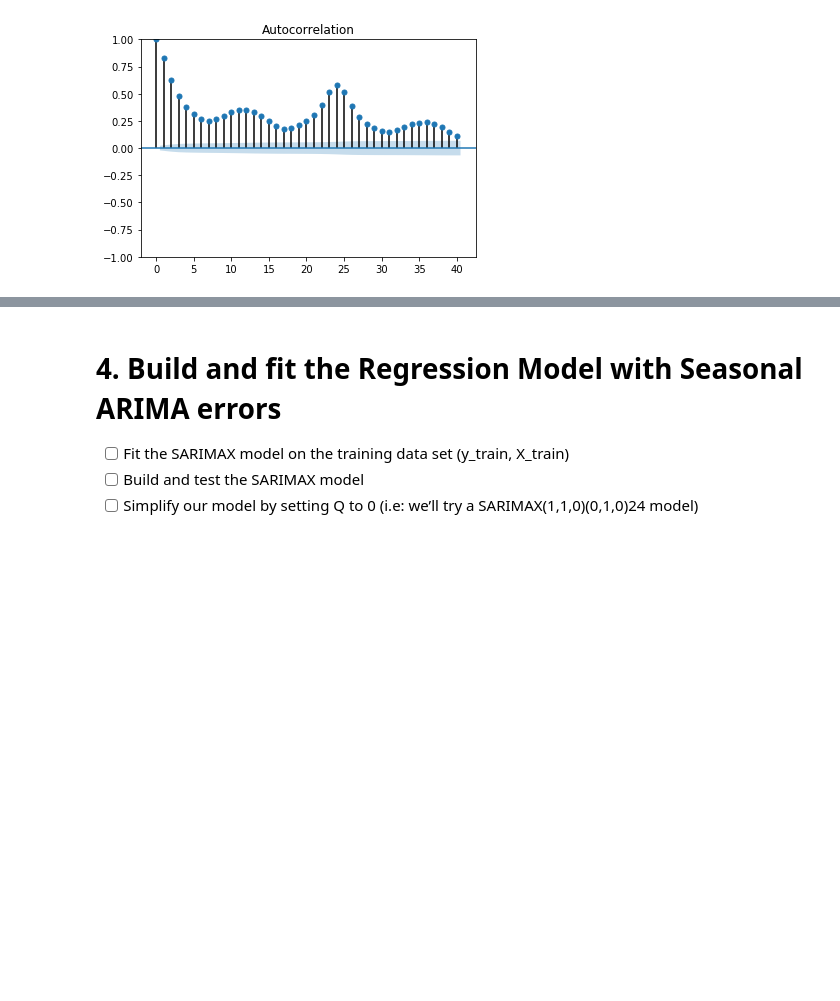
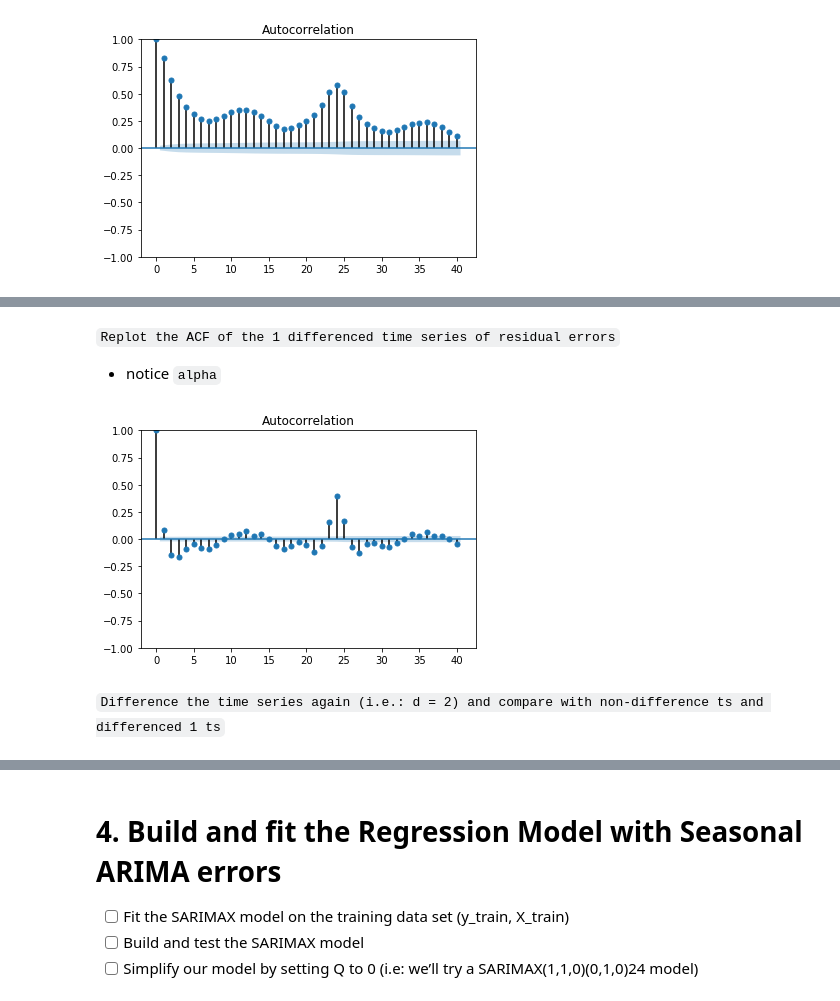
Before and after one commit to Brinkley97/book-forecasting_and_control, a Jupyter notebook: part_1/4-linear_nonstationary_models/regressionWithSeasonalARIMA.ipynb, the cells around one changed output, grey strips where cells are left out. Drawn from its saved outputs; the diff is of its cells as text; code cells hidden in the pictures; blank space fills up the shorter version.

Commit message:
plotting ACor without differencing and with differencing 1 and 2

```diff
--- a/part_1/4-linear_nonstationary_models/regressionWithSeasonalARIMA.ipynb
+++ b/part_1/4-linear_nonstationary_models/regressionWithSeasonalARIMA.ipynb
@@ -405,0 +349,3 @@ graph_est_autocor(lags, autocor, r_ks, len_rks)
+# %%
+olsr_residuals_diff_by_1 = olsr_train.resid.diff()
+olsr_residuals_diff_by_1
@@ -405,0 +384,3 @@ graph_est_autocor(lags, autocor, r_ks, len_rks)
+# %%
+olsr_residuals_diff_by_1 = olsr_residuals_diff_by_1.dropna()
+olsr_residuals_diff_by_1
@@ -405,0 +401,10 @@ graph_est_autocor(lags, autocor, r_ks, len_rks)
+# %% [markdown]
+`Replot the ACF of the 1 differenced time series of residual errors`
+- notice `alpha`
+# %%
+tsa.plot_acf(olsr_residuals_diff_by_1, alpha=0.05)
+plt.show()
+# %% [output]
+[figure, added]
+# %% [markdown]
+`Difference the time series again (i.e.: d = 2) and compare with non-difference ts and differenced 1 ts`
```
Also changed, not shown: parts of 22 cells of this notebook.
